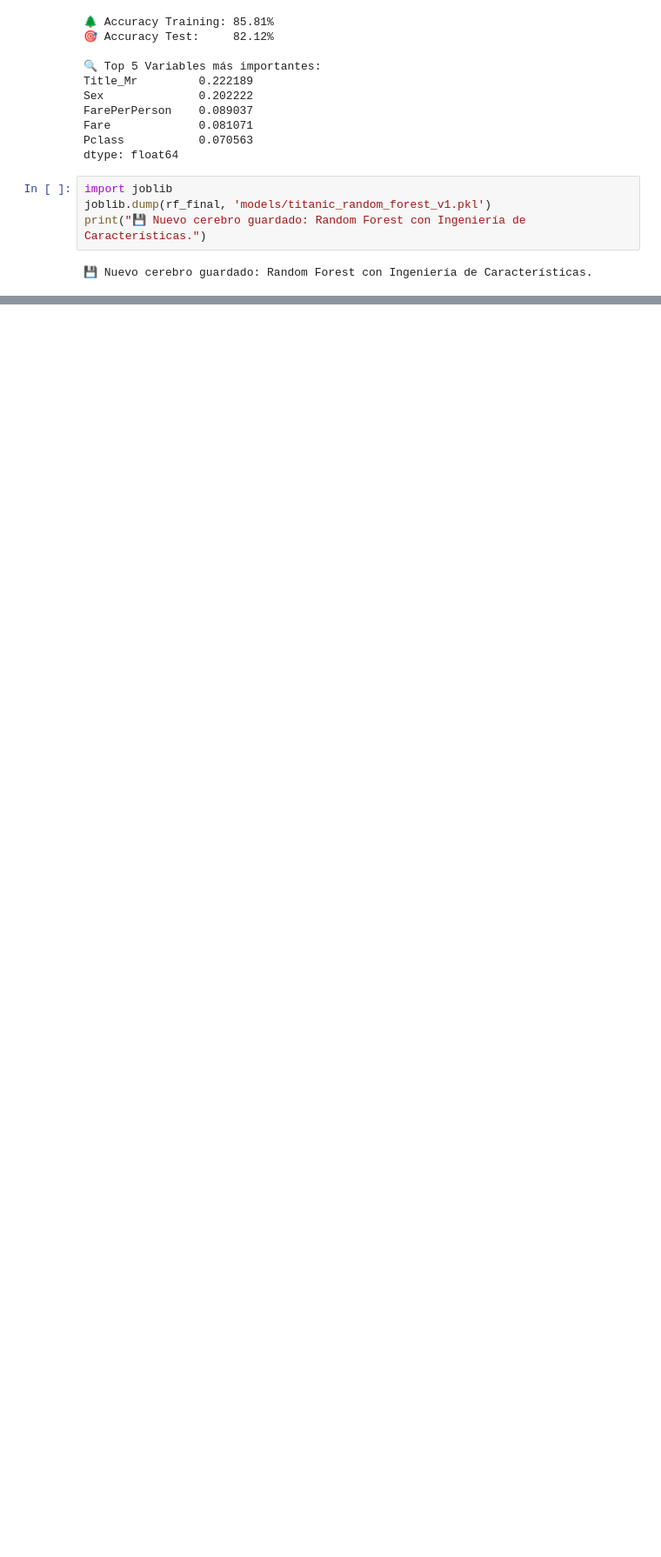
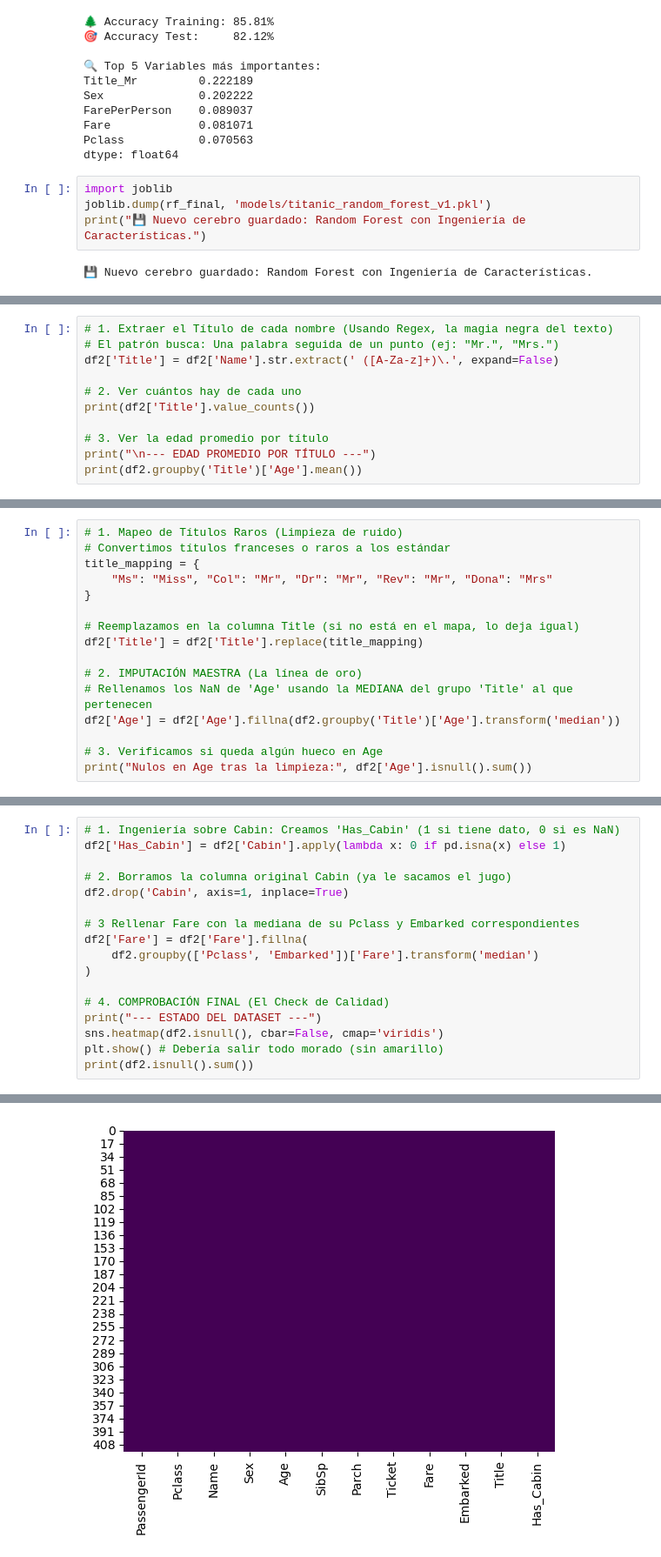
Before and after one commit to pabloferriz-cmd/titanic-bootcamp, a Jupyter notebook: 01_titanic_exploration.ipynb, the cells around one changed output, grey strips where cells are left out. Shown at 87% size. Cells and saved outputs as stored; diff of their text form; blank space fills up the shorter version.

```diff
--- a/01_titanic_exploration.ipynb
+++ b/01_titanic_exploration.ipynb
@@ -413,0 +472,11 @@ print("💾 Nuevo cerebro guardado: Random Forest con Ingeniería de Caracterís
+# %%
+# 1. Extraer el Título de cada nombre (Usando Regex, la magia negra del texto)
+# El patrón busca: Una palabra seguida de un punto (ej: "Mr.", "Mrs.")
+df2['Title'] = df2['Name'].str.extract(' ([A-Za-z]+)\.', expand=False)
+
+# 2. Ver cuántos hay de cada uno
+print(df2['Title'].value_counts())
+
+# 3. Ver la edad promedio por título
+print("\n--- EDAD PROMEDIO POR TÍTULO ---")
+print(df2.groupby('Title')['Age'].mean())
@@ -413,0 +501,16 @@ print("💾 Nuevo cerebro guardado: Random Forest con Ingeniería de Caracterís
+# %%
+# 1. Mapeo de Títulos Raros (Limpieza de ruido)
+# Convertimos títulos franceses o raros a los estándar
+title_mapping = {
+    "Ms": "Miss", "Col": "Mr", "Dr": "Mr", "Rev": "Mr", "Dona": "Mrs"
+}
+
+# Reemplazamos en la columna Title (si no está en el mapa, lo deja igual)
+df2['Title'] = df2['Title'].replace(title_mapping)
+
+# 2. IMPUTACIÓN MAESTRA (La línea de oro)
+# Rellenamos los NaN de 'Age' usando la MEDIANA del grupo 'Title' al que pertenecen
+df2['Age'] = df2['Age'].fillna(df2.groupby('Title')['Age'].transform('median'))
+
+# 3. Verificamos si queda algún hueco en Age
+print("Nulos en Age tras la limpieza:", df2['Age'].isnull().sum())
@@ -413,0 +519,18 @@ print("💾 Nuevo cerebro guardado: Random Forest con Ingeniería de Caracterís
+# %%
+# 1. Ingeniería sobre Cabin: Creamos 'Has_Cabin' (1 si tiene dato, 0 si es NaN)
+df2['Has_Cabin'] = df2['Cabin'].apply(lambda x: 0 if pd.isna(x) else 1)
+
+# 2. Borramos la columna original Cabin (ya le sacamos el jugo)
+df2.drop('Cabin', axis=1, inplace=True)
+
+# 3 Rellenar Fare con la mediana de su Pclass y Embarked correspondientes
+df2['Fare'] = df2['Fare'].fillna(
+    df2.groupby(['Pclass', 'Embarked'])['Fare'].transform('median')
+)
+
+# 4. COMPROBACIÓN FINAL (El Check de Calidad)
+print("--- ESTADO DEL DATASET ---")
+sns.heatmap(df2.isnull(), cbar=False, cmap='viridis')
+plt.show() # Debería salir todo morado (sin amarillo)
+print(df2.isnull().sum())
+# %% [output]
@@ -413,0 +538 @@ print("💾 Nuevo cerebro guardado: Random Forest con Ingeniería de Caracterís
+[figure, added]
```
Also changed, not shown: parts of 14 cells of this notebook, 1 other file.
